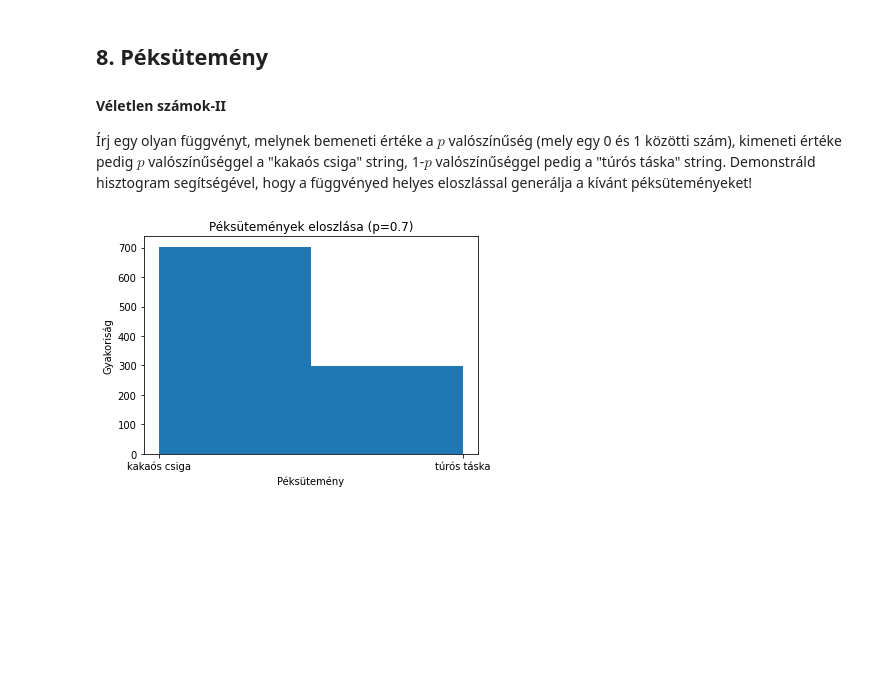
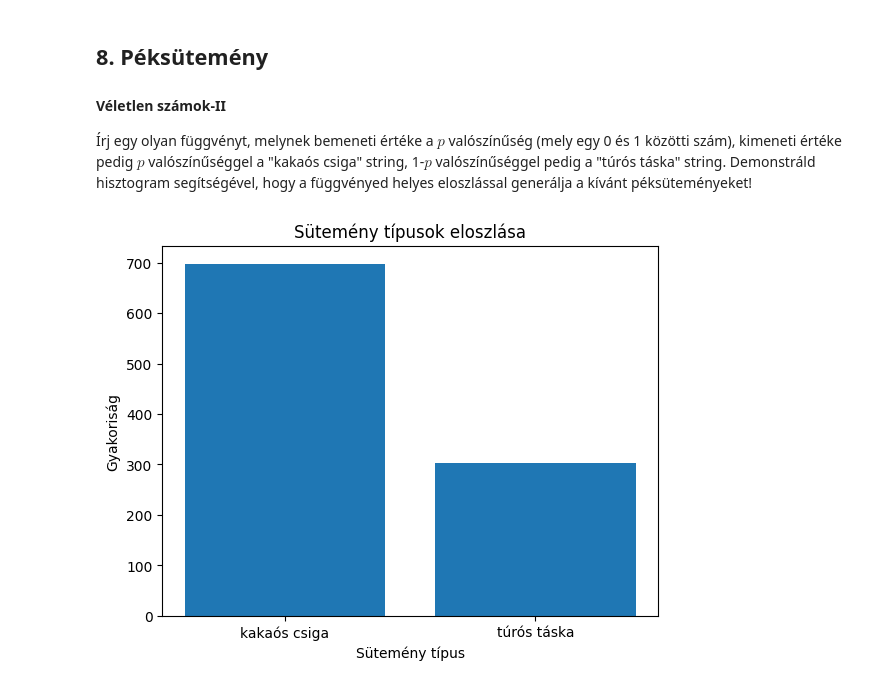
Before and after one commit to IK2023-info/ik2023-lab01-Bendzsike, a Jupyter notebook: 01_06_feladatok.ipynb, the cells around one changed output. Cells and saved outputs as stored; diff of their text form; code cells hidden in the pictures; blank space fills up the shorter version.

```diff
--- a/01_06_feladatok.ipynb
+++ b/01_06_feladatok.ipynb
@@ -252,24 +256,26 @@ plt.show()
 #### Véletlen számok-II
 
 Írj egy olyan függvényt, melynek bemeneti értéke a $p$ valószínűség (mely egy 0 és 1 közötti szám), kimeneti értéke pedig $p$ valószínűséggel a "kakaós csiga" string, 1-$p$ valószínűséggel pedig a "túrós táska" string. Demonstráld hisztogram segítségével, hogy a függvényed helyes eloszlással generálja a kívánt péksüteményeket!
-# %%
-import random
-
-def peksutemeny(p):
-    if random.random() < p:
-        return "kakaós csiga"
-    else:
-        return "túrós táska"
-
-import matplotlib.pyplot as plt
-
-p = 0.7
-sutesek = [peksutemeny(p) for i in range(1000)]
-
-plt.hist(sutesek, bins=2)
-plt.xlabel('Péksütemény')
-plt.ylabel('Gyakoriság')
-plt.title(f'Péksütemények eloszlása (p={p})')
-plt.show()
-# %% [output]
-[figure, removed]
+# %%
+import numpy as np
+import matplotlib.pyplot as plt
+
+def generate_pastry(p, n):
+    choices = ["kakaós csiga", "túrós táska"]
+    pastry = np.random.choice(choices, size=n, p=[p, 1-p])
+    return pastry
+
+p = 0.7  # valószínűség, hogy "kakaós csiga" lesz
+n = 1000  # összesen generált sütemények száma
+
+pastry = generate_pastry(p, n)
+
+# Hisztogram ábrázolása
+unique, counts = np.unique(pastry, return_counts=True)
+plt.bar(unique, counts)
+plt.xlabel('Sütemény típus')
+plt.ylabel('Gyakoriság')
+plt.title('Sütemény típusok eloszlása')
+plt.show()
+# %% [output]
+[figure, added]
```
Also changed, not shown: parts of 11 cells of this notebook.
